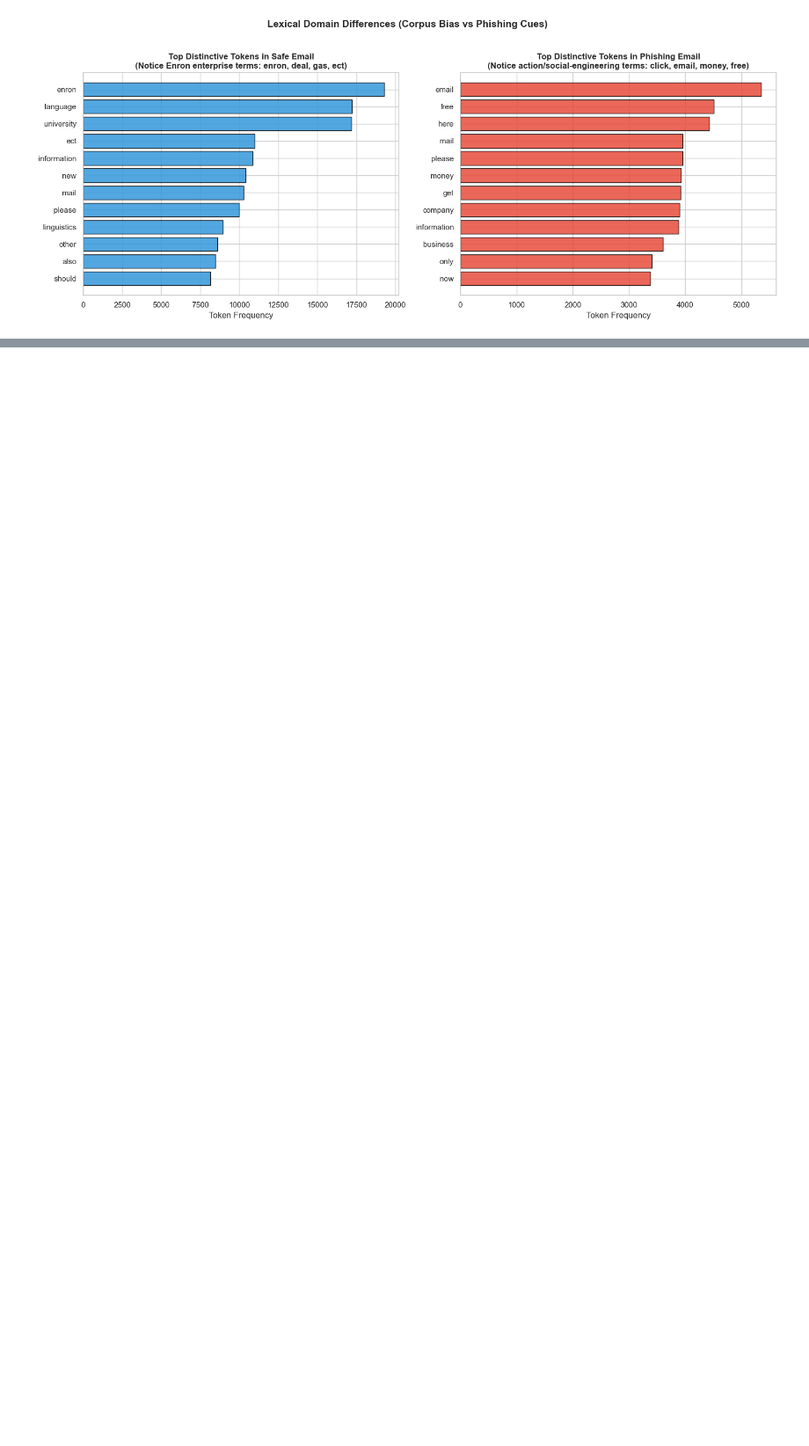
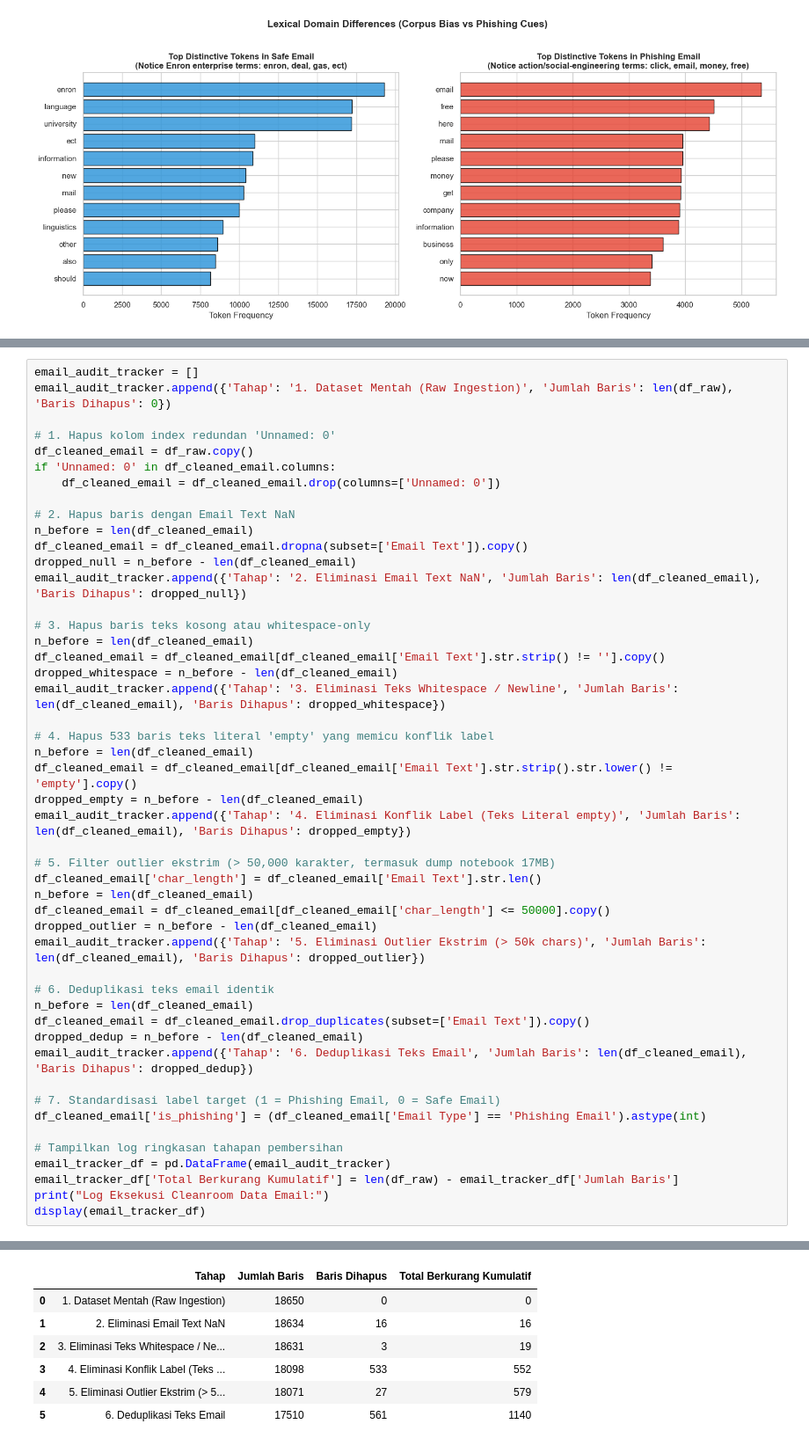
Before and after one commit to fathirrizkifadillah/PhisGuard_Model_Training, a Jupyter notebook: email.ipynb, the cells around one changed output, grey strips where cells are left out. Shown at 88% size. Drawn from its saved outputs; the diff is of its cells as text; blank space fills up the shorter version.

```diff
--- a/email.ipynb
+++ b/email.ipynb
@@ -492,0 +469,49 @@ KESIMPULAN STATISTIK: Terdapat perbedaan distribusi panjang yang sangat signifik
+# %%
+email_audit_tracker = []
+email_audit_tracker.append({'Tahap': '1. Dataset Mentah (Raw Ingestion)', 'Jumlah Baris': len(df_raw), 'Baris Dihapus': 0})
+
+# 1. Hapus kolom index redundan 'Unnamed: 0'
+df_cleaned_email = df_raw.copy()
+if 'Unnamed: 0' in df_cleaned_email.columns:
+    df_cleaned_email = df_cleaned_email.drop(columns=['Unnamed: 0'])
+
+# 2. Hapus baris dengan Email Text NaN
+n_before = len(df_cleaned_email)
+df_cleaned_email = df_cleaned_email.dropna(subset=['Email Text']).copy()
+dropped_null = n_before - len(df_cleaned_email)
+email_audit_tracker.append({'Tahap': '2. Eliminasi Email Text NaN', 'Jumlah Baris': len(df_cleaned_email), 'Baris Dihapus': dropped_null})
+
+# 3. Hapus baris teks kosong atau whitespace-only
+n_before = len(df_cleaned_email)
+df_cleaned_email = df_cleaned_email[df_cleaned_email['Email Text'].str.strip() != ''].copy()
+dropped_whitespace = n_before - len(df_cleaned_email)
+email_audit_tracker.append({'Tahap': '3. Eliminasi Teks Whitespace / Newline', 'Jumlah Baris': len(df_cleaned_email), 'Baris Dihapus': dropped_whitespace})
+
+# 4. Hapus 533 baris teks literal 'empty' yang memicu konflik label
+n_before = len(df_cleaned_email)
+df_cleaned_email = df_cleaned_email[df_cleaned_email['Email Text'].str.strip().str.lower() != 'empty'].copy()
+dropped_empty = n_before - len(df_cleaned_email)
+email_audit_tracker.append({'Tahap': '4. Eliminasi Konflik Label (Teks Literal empty)', 'Jumlah Baris': len(df_cleaned_email), 'Baris Dihapus': dropped_empty})
+
+# 5. Filter outlier ekstrim (> 50,000 karakter, termasuk dump notebook 17MB)
+df_cleaned_email['char_length'] = df_cleaned_email['Email Text'].str.len()
+n_before = len(df_cleaned_email)
+df_cleaned_email = df_cleaned_email[df_cleaned_email['char_length'] <= 50000].copy()
+dropped_outlier = n_before - len(df_cleaned_email)
+email_audit_tracker.append({'Tahap': '5. Eliminasi Outlier Ekstrim (> 50k chars)', 'Jumlah Baris': len(df_cleaned_email), 'Baris Dihapus': dropped_outlier})
+
+# 6. Deduplikasi teks email identik
+n_before = len(df_cleaned_email)
+df_cleaned_email = df_cleaned_email.drop_duplicates(subset=['Email Text']).copy()
+dropped_dedup = n_before - len(df_cleaned_email)
+email_audit_tracker.append({'Tahap': '6. Deduplikasi Teks Email', 'Jumlah Baris': len(df_cleaned_email), 'Baris Dihapus': dropped_dedup})
+
+# 7. Standardisasi label target (1 = Phishing Email, 0 = Safe Email)
+df_cleaned_email['is_phishing'] = (df_cleaned_email['Email Type'] == 'Phishing Email').astype(int)
+
+# Tampilkan log ringkasan tahapan pembersihan
+email_tracker_df = pd.DataFrame(email_audit_tracker)
+email_tracker_df['Total Berkurang Kumulatif'] = len(df_raw) - email_tracker_df['Jumlah Baris']
+print("Log Eksekusi Cleanroom Data Email:")
+display(email_tracker_df)
+# %% [output]
@@ -492,0 +519,7 @@ KESIMPULAN STATISTIK: Terdapat perbedaan distribusi panjang yang sangat signifik
+|  | Tahap | Jumlah Baris | Baris Dihapus | Total Berkurang Kumulatif |
+| 0 | 1. Dataset Mentah (Raw Ingestion) | 18650 | 0 | 0 |
+| 1 | 2. Eliminasi Email Text NaN | 18634 | 16 | 16 |
+| 2 | 3. Eliminasi Teks Whitespace / Ne... | 18631 | 3 | 19 |
+| 3 | 4. Eliminasi Konflik Label (Teks ... | 18098 | 533 | 552 |
+| 4 | 5. Eliminasi Outlier Ekstrim (> 5... | 18071 | 27 | 579 |
+| 5 | 6. Deduplikasi Teks Email | 17510 | 561 | 1140 |
```
Also changed, not shown: parts of 38 cells of this notebook, 7 other files.
